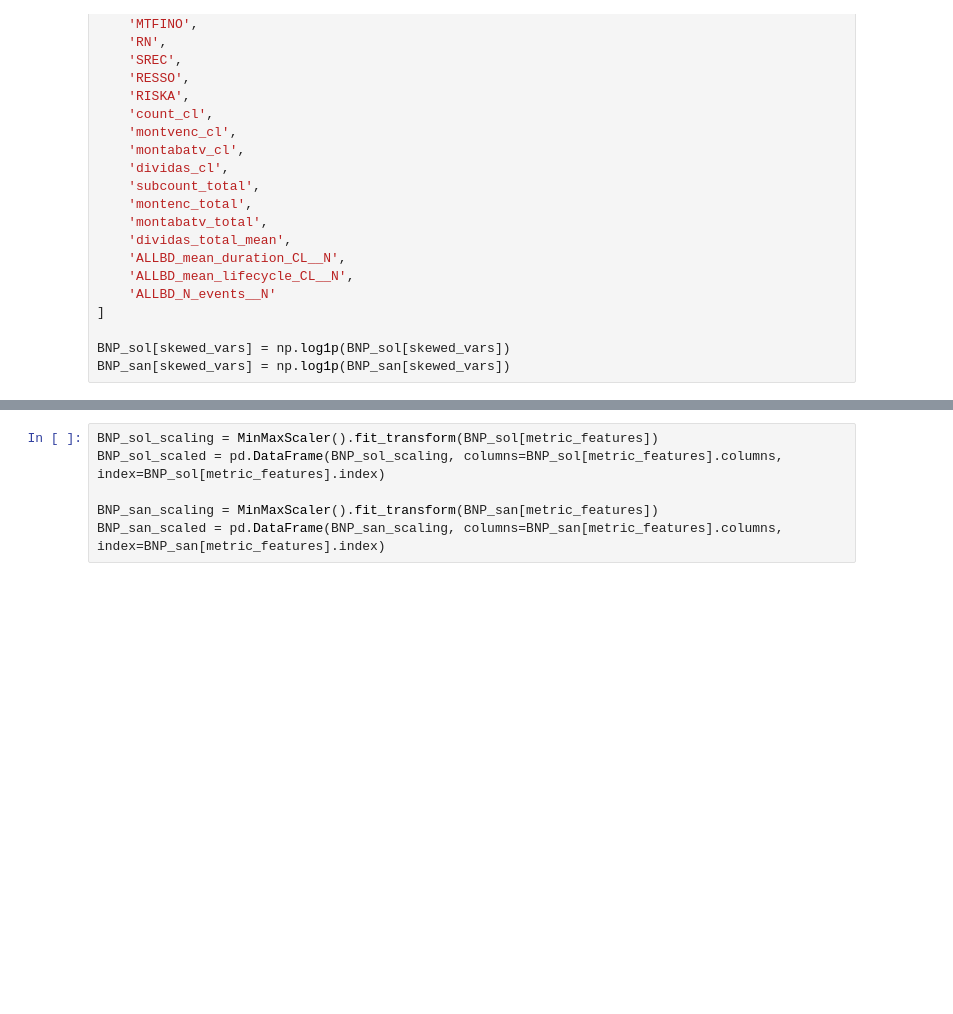
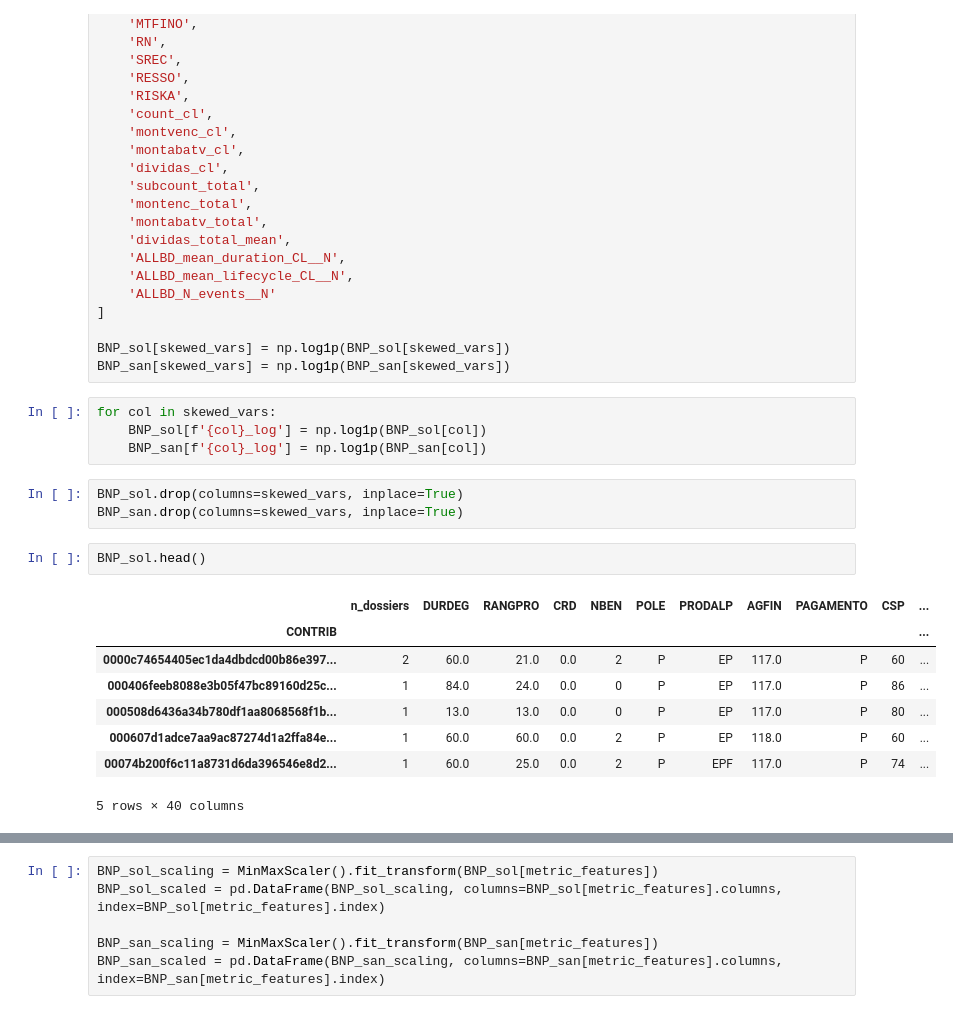
Before and after one commit to Alanog10/BNP-Paribas, a Jupyter notebook: Clustering.ipynb, the cells around one changed output, grey strips where cells are left out. Saved outputs shown, nothing was run; the diff lists cells and outputs as text; blank space fills up the shorter version.

```diff
--- a/Clustering.ipynb
+++ b/Clustering.ipynb
@@ -922,3 +922,21 @@ skewed_vars = [
 
 BNP_sol[skewed_vars] = np.log1p(BNP_sol[skewed_vars])
 BNP_san[skewed_vars] = np.log1p(BNP_san[skewed_vars])
+# %%
+for col in skewed_vars:
+    BNP_sol[f'{col}_log'] = np.log1p(BNP_sol[col])
+    BNP_san[f'{col}_log'] = np.log1p(BNP_san[col])
+# %%
+BNP_sol.drop(columns=skewed_vars, inplace=True)
+BNP_san.drop(columns=skewed_vars, inplace=True)
+# %%
+BNP_sol.head()
+# %% [output]
+|  | n_dossiers | DURDEG | RANGPRO | CRD | NBEN | POLE | PRODALP | AGFIN | PAGAMENTO | CSP | ... |
+| CONTRIB |  |  |  |  |  |  |  |  |  |  | ... |
+| 0000c74654405ec1da4dbdcd00b86e397... | 2 | 60.0 | 21.0 | 0.0 | 2 | P | EP | 117.0 | P | 60 | ... |
+| 000406feeb8088e3b05f47bc89160d25c... | 1 | 84.0 | 24.0 | 0.0 | 0 | P | EP | 117.0 | P | 86 | ... |
+| 000508d6436a34b780df1aa8068568f1b... | 1 | 13.0 | 13.0 | 0.0 | 0 | P | EP | 117.0 | P | 80 | ... |
+| 000607d1adce7aa9ac87274d1a2ffa84e... | 1 | 60.0 | 60.0 | 0.0 | 2 | P | EP | 118.0 | P | 60 | ... |
+| 00074b200f6c11a8731d6da396546e8d2... | 1 | 60.0 | 25.0 | 0.0 | 2 | P | EPF | 117.0 | P | 74 | ... |
+5 rows × 40 columns
```
Also changed, not shown: parts of 4 cells of this notebook.
